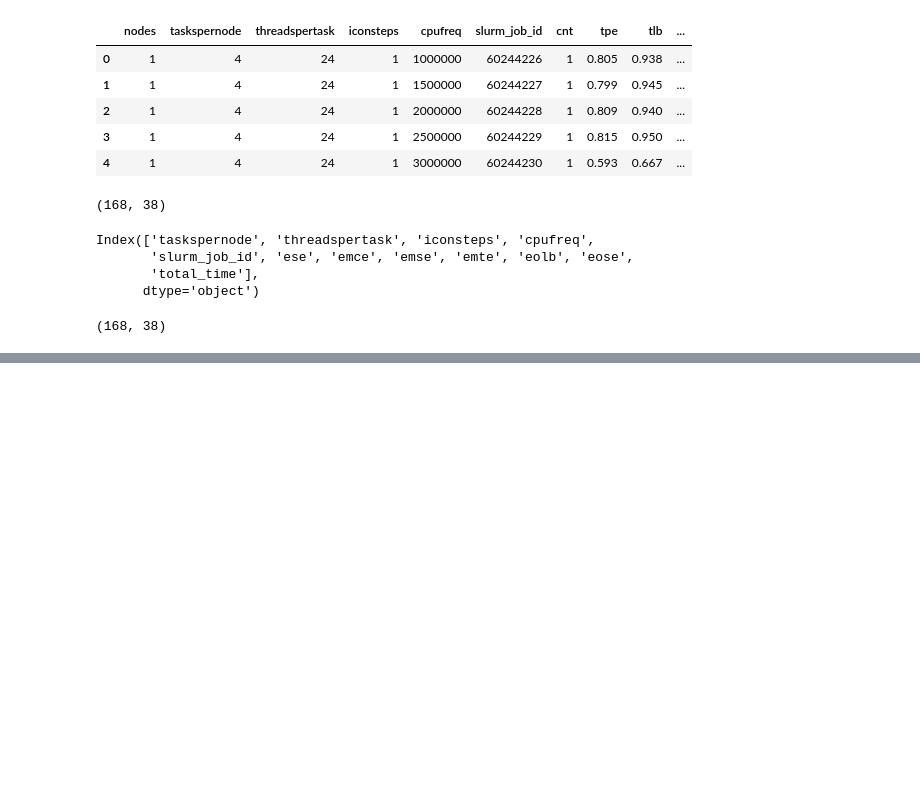
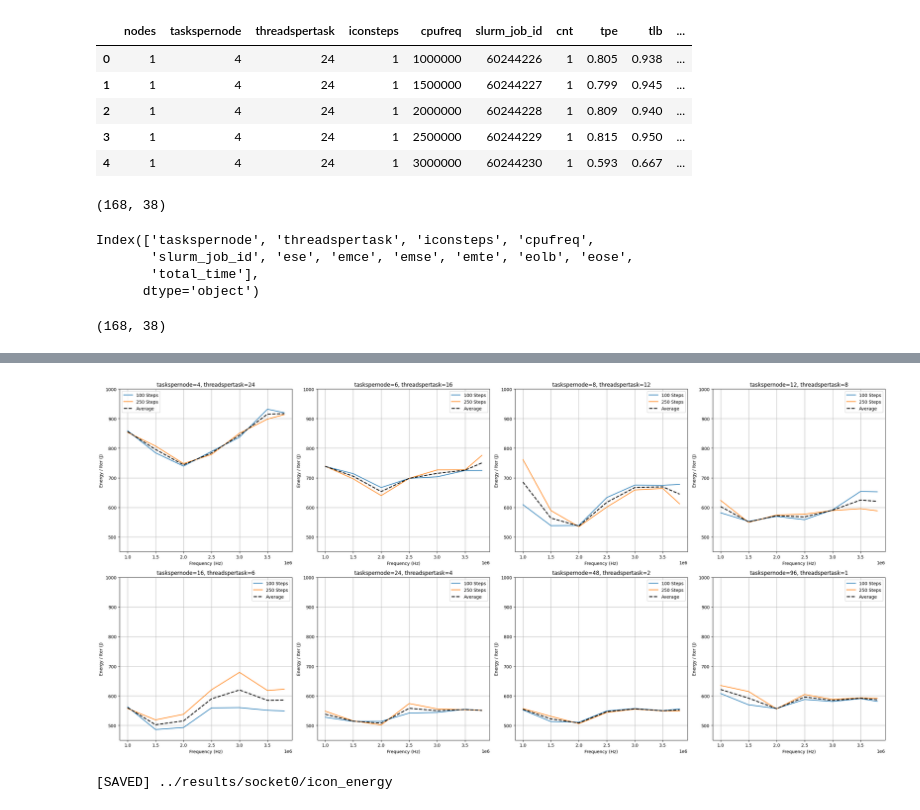
Before and after one commit to arcturus5340/ee-hpc-research, a Jupyter notebook: notebooks/icon_data_analysis.ipynb, the cells around one changed output, grey strips where cells are left out. Drawn from its saved outputs; the diff is of its cells as text; code cells hidden in the pictures; blank space fills up the shorter version.

Commit message:
Add multi-socket data analysis

```diff
--- a/notebooks/icon_data_analysis.ipynb
+++ b/notebooks/icon_data_analysis.ipynb
@@ -8,7 +8,7 @@ pd.set_option('display.max_columns', None)
 pd.set_option('display.max_colwidth', None)
 pd.set_option('display.max_rows', None)
 # %%
-file_path = "../data/icon_summary_annotated.csv"
+file_path = "../data/socket0/without_overflow/icon_summary_annotated.csv"
 
 df = pd.read_csv(
     file_path,
@@ -60,4 +60,11 @@ def aligned_values_from_df(dframe, cpufreqs, column):
         else:
             vals.append(rows.iloc[0][column])
     return np.array(vals, dtype=float)
+# %%
+ncols = 4
+avg_steps = [100, 250]
+tasks = sorted(set(df["taskspernode"].unique()).union(set(df_without_overflow["taskspernode"].unique())))
+icon_steps_all = sorted(df["iconsteps"].unique())
+
+nrows = (len(tasks) + ncols - 1) // ncols
 # %%
@@ -201,0 +121,68 @@ print(f"[SAVED] {outpath}")
+# %%
+fig, axs = plt.subplots(nrows, ncols, figsize=(25, 6 * nrows), squeeze=False)
+outpath = "../results/socket0/icon_energy"
+
+energy_data = {}
+for t_idx, task in enumerate(tasks):
+    col = t_idx % ncols
+    row = t_idx // ncols
+
+    cpufreqs = sorted(df_without_overflow.loc[df_without_overflow["taskspernode"] == task, "cpufreq"].unique())
+    if len(cpufreqs) == 0:
+        cpufreqs = sorted(df.loc[df["taskspernode"] == task, "cpufreq"].unique())
+    cpufreqs = np.array(cpufreqs)
+
+    base_energy = []
+    for f in cpufreqs:
+        path = f"../data/socket0/without_overflow/icon_reports/{task}_ranks_{96 // task}_threads_{f}_hz_1_steps.csv"
+        if os.path.exists(path):
+            single = pd.read_csv(path, delimiter=",", encoding="utf-8", header=0)
+            base_energy.append(single["total_energy"].max())
+        else:
+            print(f"[WARN] No report for task={task} cpufreq={f} steps=1")
+            base_energy.append(np.nan)
+    base_energy = np.array(base_energy, dtype=float)
+
+    energy_store = {}
+    for step in icon_steps_all:
+        if step == 1:
+            continue
+
+        total_energy_list = []
+        for f in cpufreqs:
+            path = f"../data/socket0/without_overflow/icon_reports/{task}_ranks_{96 // task}_threads_{f}_hz_{step}_steps.csv"
+            if os.path.exists(path):
+                single_run_df = pd.read_csv(path, delimiter=",", encoding="utf-8", header=0)
+                total_energy_list.append(single_run_df["total_energy"].max())
+            else:
+                print(f"[WARN] No report for ranks={task} cpufreq={f} steps={step}")
+                total_energy_list.append(np.nan)
+
+        total_energy_arr = np.array(total_energy_list, dtype=float)
+        if np.isnan(base_energy).any() or np.isnan(total_energy_arr).any():
+            continue
+
+        energy_per_iter = (total_energy_arr - base_energy) / (step - 1)
+        energy_store[step] = energy_per_iter
+        axs[row, col].plot(cpufreqs, energy_per_iter, label=f"{step} Steps")
+
+    energy_data[task] = energy_store
+
+    if all(s in energy_store for s in avg_steps):
+        y_avg_energy = np.mean(np.vstack([energy_store[s] for s in avg_steps]), axis=0)
+        axs[row, col].plot(cpufreqs, y_avg_energy, linestyle="--", linewidth=2, color="k", label=f"Average")
+
+    axs[row, col].set_title(f'taskspernode={task}, threadspertask={96//task}')
+    axs[row, col].set_xlabel('Frequency (Hz)')
+    axs[row, col].set_ylabel('Energy / Iter (J)')
+    axs[row, col].set_ylim([450, 1000])
+    axs[row, col].legend()
+    axs[row, col].grid(True)
+
+plt.tight_layout()
+plt.savefig(outpath, dpi=300)
+plt.show()
+print(f"[SAVED] {outpath}")
+# %% [output]
+[figure, added]
+[SAVED] ../results/socket0/icon_energy
```
Also changed, not shown: parts of 2 cells of this notebook, 2 other files.
